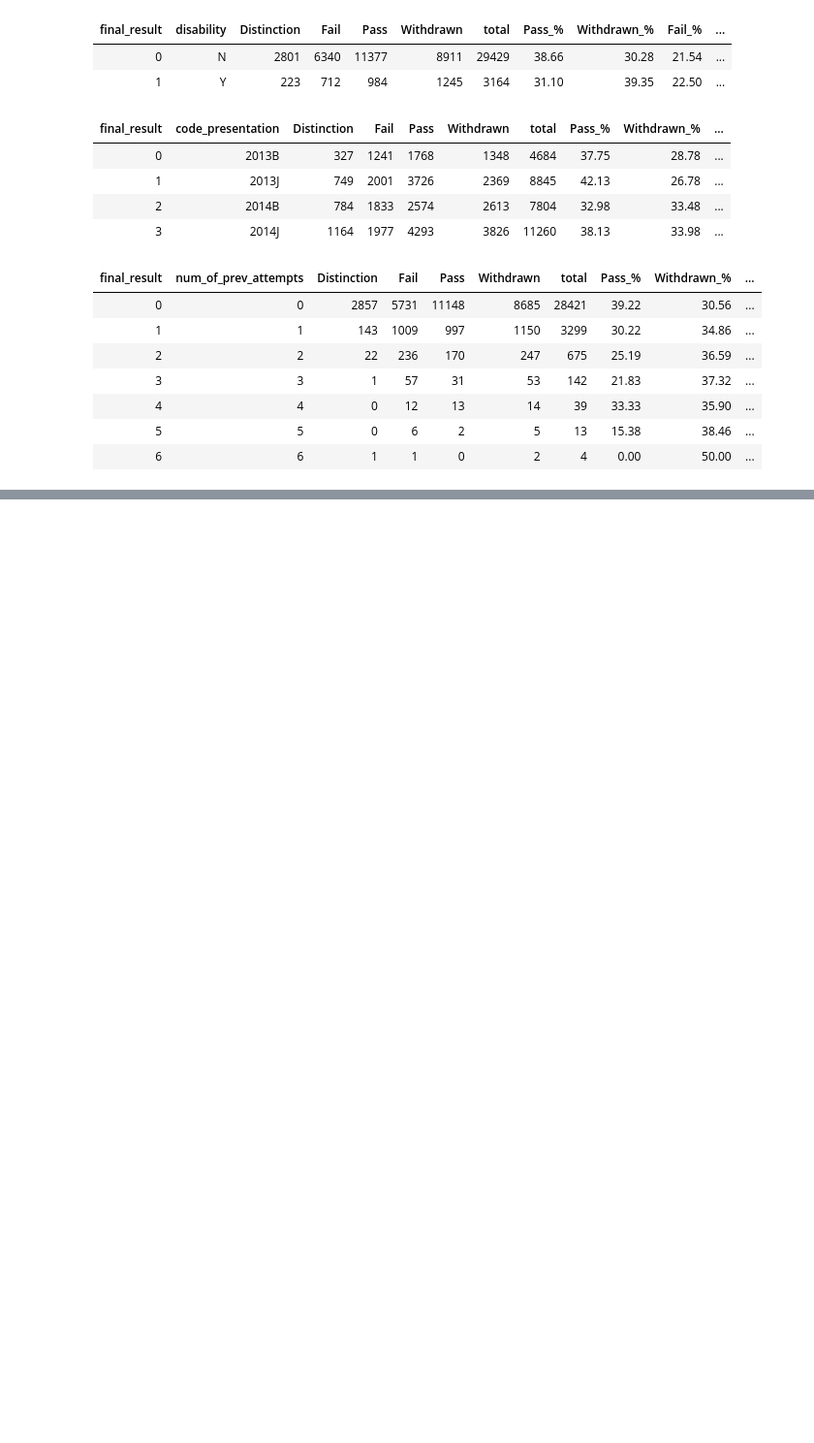
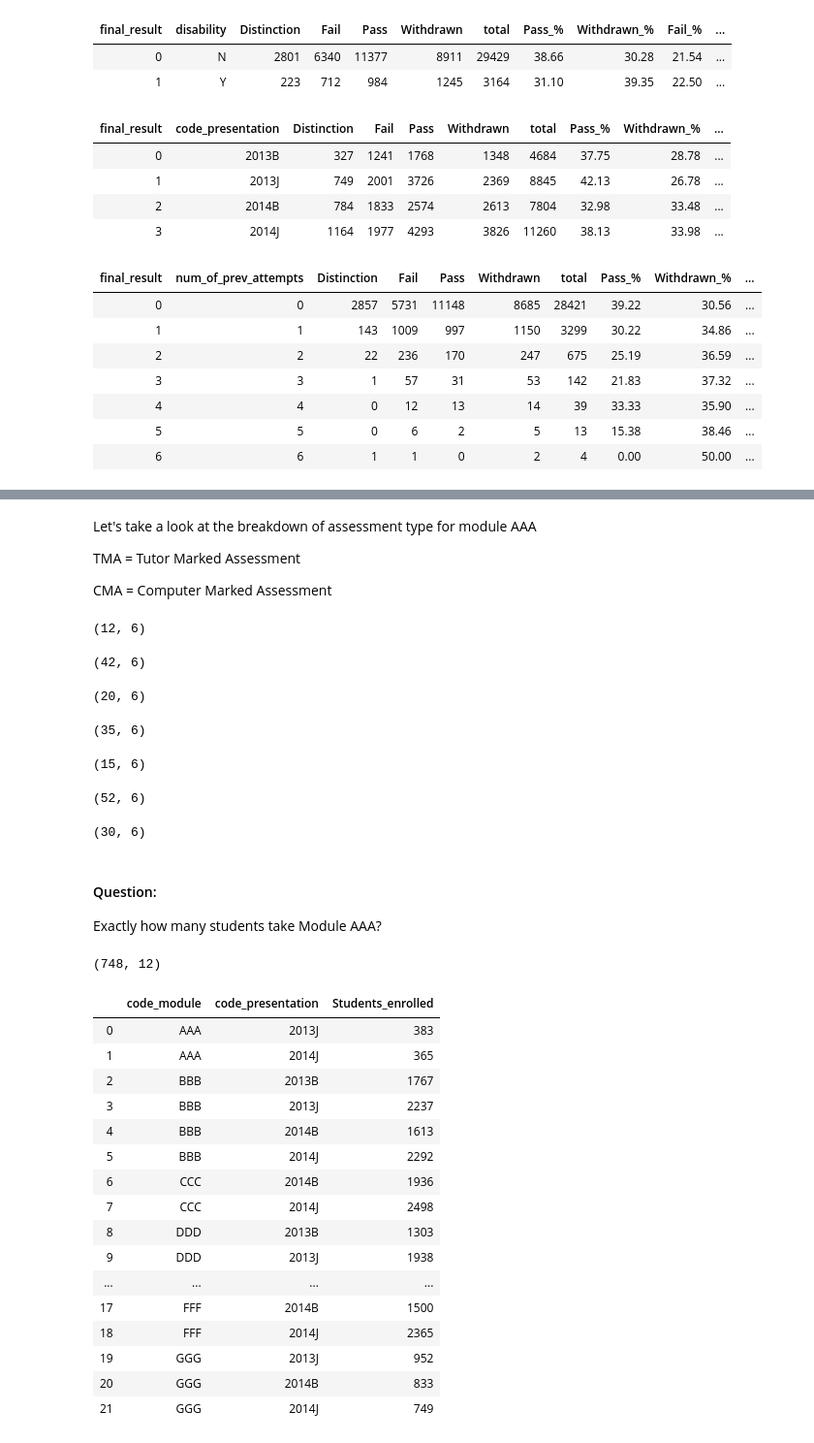
Before and after one commit to rayansami/behaviour-analysis, a Jupyter notebook: Analyzing_Open_University_Learning_Analytics_Dataset.ipynb, the cells around one changed output, grey strips where cells are left out. Shown at 97% size. Cells and saved outputs as stored; diff of their text form; code cells hidden in the pictures; blank space fills up the shorter version.

Commit message:
student_registration

```diff
--- a/Analyzing_Open_University_Learning_Analytics_Dataset.ipynb
+++ b/Analyzing_Open_University_Learning_Analytics_Dataset.ipynb
@@ -273,0 +310,79 @@ tabel(colname, 'final_result', student_info)
+# %% [markdown]
+Let's take a look at the breakdown of assessment type for module AAA
+
+TMA = Tutor Marked Assessment
+
+CMA = Computer Marked Assessment
+# %%
+assessment_breakdown = assessments['code_module'] == 'AAA'
+module_A = assessments[assessment_breakdown]
+module_A.shape
+# %% [output]
+(12, 6)
+# %%
+assessment_breakdown = assessments['code_module'] == 'BBB'
+module_B = assessments[assessment_breakdown]
+module_B.shape
+# %% [output]
+(42, 6)
+# %%
+assessment_breakdown = assessments['code_module'] == 'CCC'
+module_C = assessments[assessment_breakdown]
+module_C.shape
+# %% [output]
+(20, 6)
+# %%
+assessment_breakdown = assessments['code_module'] == 'DDD'
+module_D = assessments[assessment_breakdown]
+module_D.shape
+# %% [output]
+(35, 6)
+# %%
+assessment_breakdown = assessments['code_module'] == 'EEE'
+module_E = assessments[assessment_breakdown]
+module_E.shape
+# %% [output]
+(15, 6)
+# %%
+assessment_breakdown = assessments['code_module'] == 'FFF'
+module_F = assessments[assessment_breakdown]
+module_F.shape
+# %% [output]
+(52, 6)
+# %%
+assessment_breakdown = assessments['code_module'] == 'GGG'
+module_G = assessments[assessment_breakdown]
+module_G.shape
+# %% [output]
+(30, 6)
+# %% [markdown]
+#### Question:
+Exactly how many students take Module AAA?
+# %%
+filter_A = student_info['code_module'] == 'AAA'
+module_A_results = student_info[filter_A]
+module_A_results.shape
+#748 students who took Module AAA
+# %% [output]
+(748, 12)
+# %%
+#Return the number of students who registered for each course in every year
+student_registration.groupby(['code_module','code_presentation']).size().reset_index(name='Students_enrolled')
+# %% [output]
+|  | code_module | code_presentation | Students_enrolled |
+| 0 | AAA | 2013J | 383 |
+| 1 | AAA | 2014J | 365 |
+| 2 | BBB | 2013B | 1767 |
+| 3 | BBB | 2013J | 2237 |
+| 4 | BBB | 2014B | 1613 |
+| 5 | BBB | 2014J | 2292 |
+| 6 | CCC | 2014B | 1936 |
+| 7 | CCC | 2014J | 2498 |
+| 8 | DDD | 2013B | 1303 |
+| 9 | DDD | 2013J | 1938 |
+| ... | ... | ... | ... |
+| 17 | FFF | 2014B | 1500 |
+| 18 | FFF | 2014J | 2365 |
+| 19 | GGG | 2013J | 952 |
+| 20 | GGG | 2014B | 833 |
+| 21 | GGG | 2014J | 749 |
```
Also changed, not shown: parts of 12 cells of this notebook.
